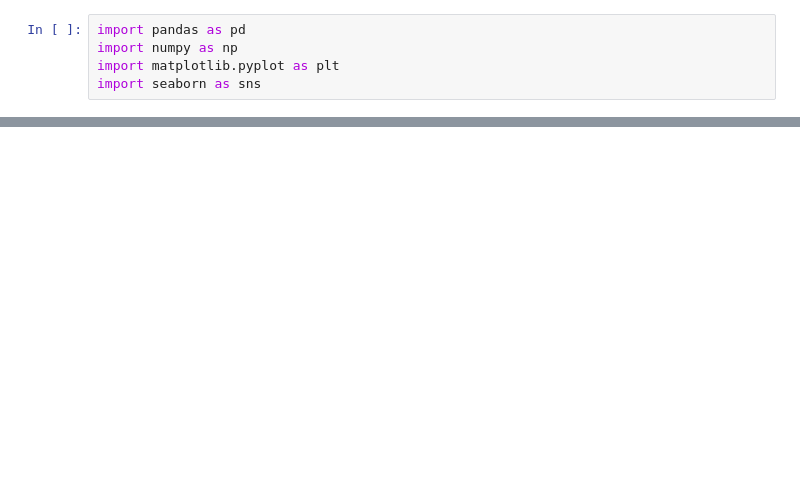
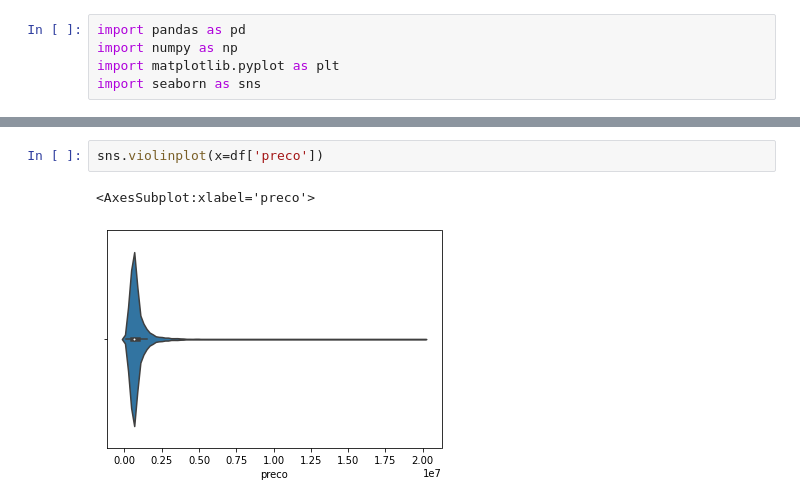
Before and after one commit to ednakatani/modelo_imoveis, a Jupyter notebook: correlations.ipynb, the cells around one changed output, grey strips where cells are left out. Saved outputs shown, nothing was run; the diff lists cells and outputs as text; blank space fills up the shorter version.

```diff
--- a/correlations.ipynb
+++ b/correlations.ipynb
@@ -15,0 +27,5 @@ plt.show()
+# %%
+sns.violinplot(x=df['preco'])
+# %% [output]
+<AxesSubplot:xlabel='preco'>
+[figure, added]
```
Also changed, not shown: parts of 6 cells of this notebook.
